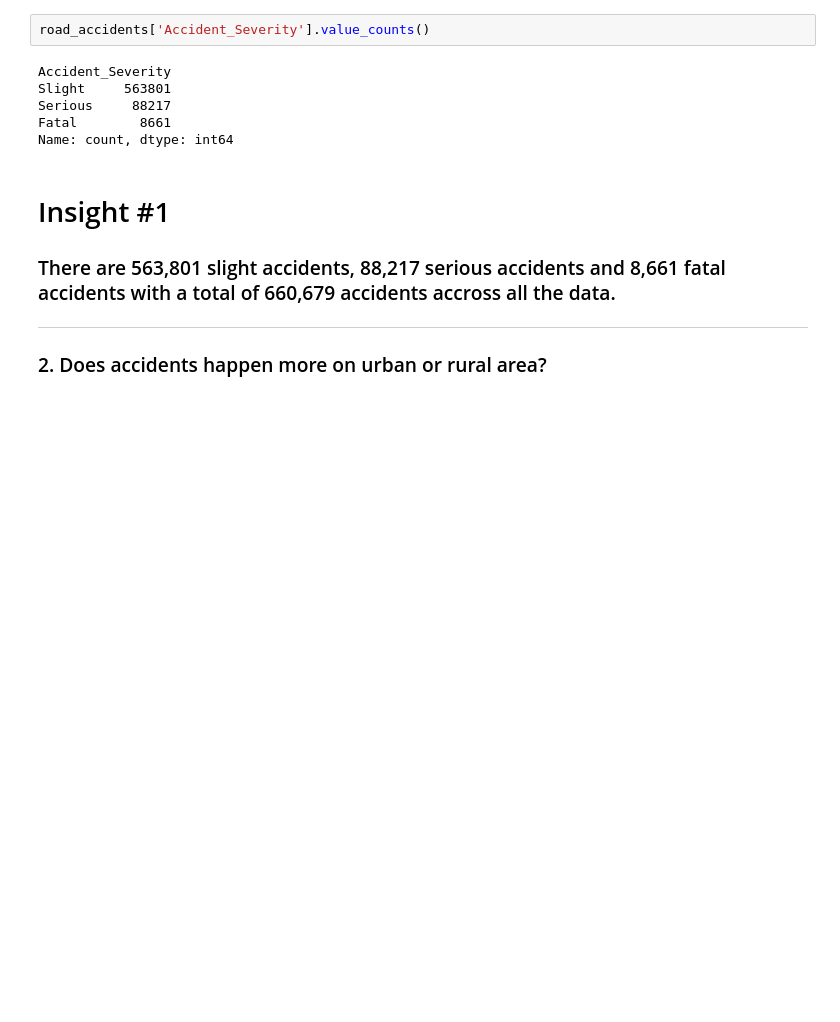
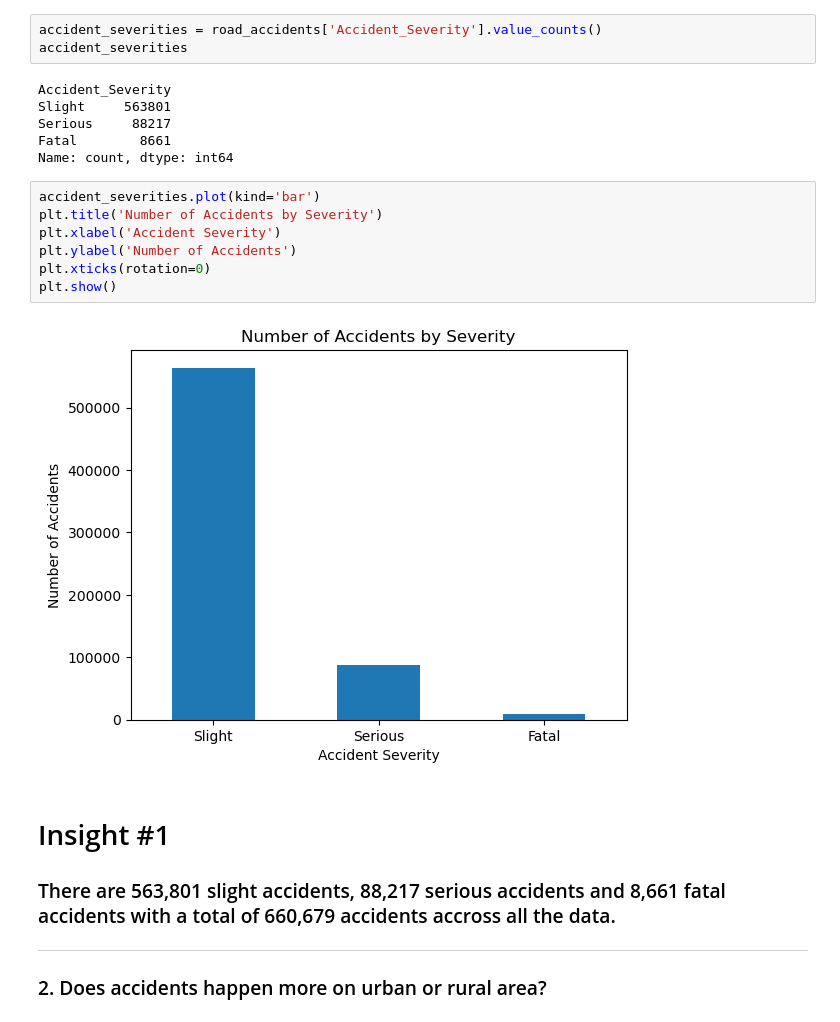
Before and after one commit to oliverliwanag/ELEC303-DATA-ANALYTICS-LIWANAG, a Jupyter notebook: ELEC03-3A/Activity2.ipynb, the cells around one changed output. Drawn from its saved outputs; the diff is of its cells as text; blank space fills up the shorter version.

```diff
--- a/ELEC03-3A/Activity2.ipynb
+++ b/ELEC03-3A/Activity2.ipynb
@@ -137,13 +147,23 @@ road_accidents
 <h1>Questions:</h1>
 <h3>1. How many accidents are considered slight, serious or fatal? </h3>
 # %%
-road_accidents['Accident_Severity'].value_counts()
+accident_severities = road_accidents['Accident_Severity'].value_counts()
+accident_severities
 # %% [output]
 Accident_Severity
 Slight     563801
 Serious     88217
 Fatal        8661
 Name: count, dtype: int64
+# %%
+accident_severities.plot(kind='bar')
+plt.title('Number of Accidents by Severity')
+plt.xlabel('Accident Severity')
+plt.ylabel('Number of Accidents')
+plt.xticks(rotation=0)
+plt.show()
+# %% [output]
+[figure, added]
 # %% [markdown]
 <h1>Insight #1</h1>
 <h3>There are 563,801 slight accidents, 88,217 serious accidents and 8,661 fatal accidents with a total of 660,679 accidents accross all the data.</h3>
```
Also changed, not shown: parts of 32 cells of this notebook.
